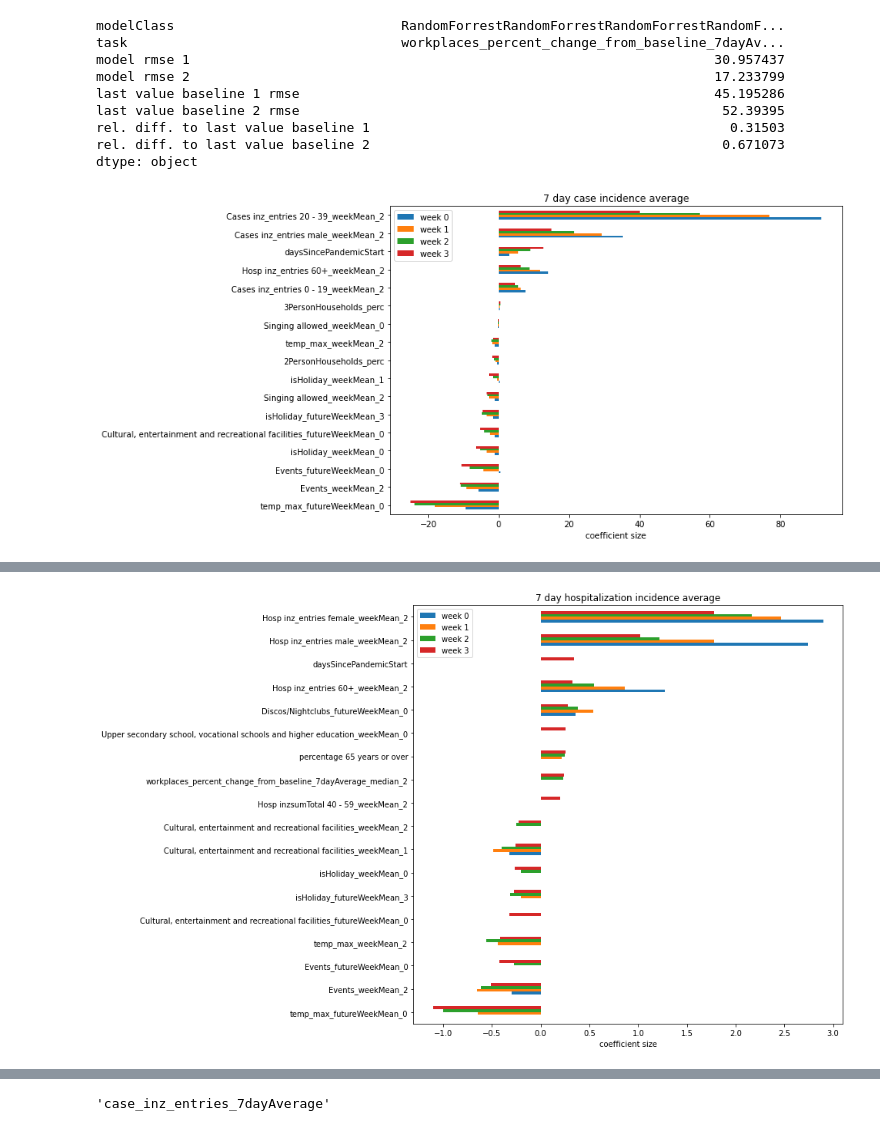
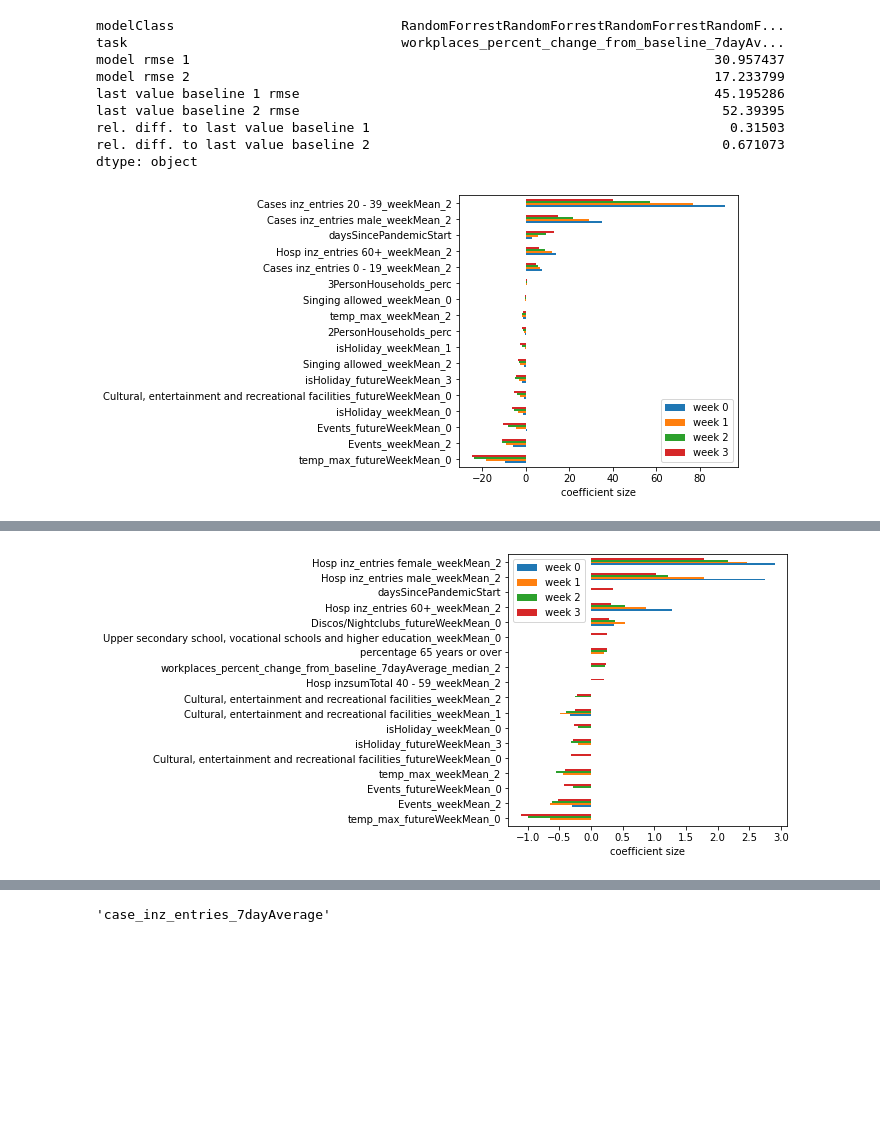
Before and after one commit to ratschlab/projects2021-bsc-thesis-scherer, a Jupyter notebook: DataExplorer.ipynb, the cells around one changed output, grey strips where cells are left out. Drawn from its saved outputs; the diff is of its cells as text; code cells hidden in the pictures; blank space fills up the shorter version.

```diff
--- a/DataExplorer.ipynb
+++ b/DataExplorer.ipynb
@@ -619,12 +619,12 @@ import eli5
 model = load('models/trainedOnTrainingData/139_case_inz_entries_7dayAverage_sklearn.pkl')
 temp = pd.DataFrame(model.coef_.transpose(), columns=['week 0','week 1','week 2','week 3'],index=train_features.columns)
 temp = temp[(temp['week 0'] != 0) | (temp['week 1'] != 0) | (temp['week 2'] != 0) | (temp['week 3'] != 0)].sort_values(['week 3'],ascending=True)
-figure = temp.plot(kind='barh', title='7 day case incidence average',figsize=(10,7))
+figure = temp.plot(kind='barh',figsize=(5,5))
 figure.set_xlabel("coefficient size")
 figure.set_ylabel("")
 plt.show()
 
-#figure.get_figure().savefig('plots/importanceAfterTraining/cases.png', bbox_inches=matplotlib.transforms.Bbox([[-10, -10], [10, 10]]))
+#figure.get_figure().savefig('plots/importanceAfterTraining/cases.png', bbox_inches=matplotlib.transforms.Bbox([[-5, 0], [5, 5]]))
 
 display(eli5.show_weights(model, feature_names=train_features.columns.tolist(), top=(5,5), target_names=['week 1','week 2','week 3','week 4']))
 
@@ -641,11 +641,11 @@ temp['week 2'][temp['week 2'].abs() < threshold] = 0
 temp['week 3'][temp['week 3'].abs() < threshold] = 0
 
 temp = temp[(temp['week 0'] != 0) | (temp['week 1'] != 0) | (temp['week 2'] != 0) | (temp['week 3'] != 0)].sort_values(['week 3'],ascending=True)
-figure = temp.plot(kind='barh', title='7 day hospitalization incidence average',figsize=(10,10))
+figure = temp.plot(kind='barh',figsize=(5,5))
 figure.set_xlabel("coefficient size")
 figure.set_ylabel("")
 plt.show()
-#figure.get_figure().savefig('plots/importanceAfterTraining/hospitalizations.png', bbox_inches=matplotlib.transforms.Bbox([[-10, -10], [10, 10]]))
+#figure.get_figure().savefig('plots/importanceAfterTraining/hospitalizations.png', bbox_inches=matplotlib.transforms.Bbox([[-5, 0], [5, 5]]))
 
 display(eli5.show_weights(model, feature_names=train_features.columns.tolist(), top=(5,5), target_names=['week 1','week 2','week 3','week 4']))
 
@@ -663,11 +663,11 @@ temp['week 2'][temp['week 2'].abs() < threshold] = 0
 temp['week 3'][temp['week 3'].abs() < threshold] = 0
 
 temp = temp[(temp['week 0'] != 0) | (temp['week 1'] != 0) | (temp['week 2'] != 0) | (temp['week 3'] != 0)].sort_values(["week 0"],ascending=True)
-figure = temp.plot(kind='barh', title='7 day death incidence average',figsize=(10,10))
+figure = temp.plot(kind='barh',figsize=(5,8))
 figure.set_xlabel("coefficient size")
 figure.set_ylabel("")
 plt.show()
-#figure.get_figure().savefig('plots/importanceAfterTraining/deaths.png', bbox_inches=matplotlib.transforms.Bbox([[-10, -10], [10, 10]]))
+#figure.get_figure().savefig('plots/importanceAfterTraining/deaths.png', bbox_inches=matplotlib.transforms.Bbox([[-5, 0], [5, 8]]))
 display(eli5.show_weights(model, feature_names=train_features.columns.tolist(), top=(5,5), target_names=['week 1','week 2','week 3','week 4']))
 
 
@@ -678,43 +678,43 @@ display(eli5.show_weights(model, feature_names=train_features.columns.tolist(),
 df = pd.read_csv("featureImportance/fromTrainingData/12483_testPositvity_7dayAverage.csv")
 df = df.set_index("Unnamed: 0")
 df.index.rename('features', inplace=True)
-figure = df[["importances_mean"]].head(20).plot(kind="barh", title='7 day test positivity average',figsize=(10,7))
+figure = df[["importances_mean"]].head(20).plot(kind="barh",figsize=(5,5))
 figure.set_ylabel("")
 figure.set_xlabel("permutation importance")
 plt.show()
-#figure.get_figure().savefig('plots/importanceAfterTraining/testpositivity.png', bbox_inches=matplotlib.transforms.Bbox([[-10, -10], [10, 10]]))
+#figure.get_figure().savefig('plots/importanceAfterTraining/testpositivity.png', bbox_inches=matplotlib.transforms.Bbox([[-5, 0], [5, 5]]))
 
 
 # TRANSIT STATION MOBILITY
 # permutation importance
 df = pd.read_csv("featureImportance/fromTrainingData/18186_transit_stations_percent_change_from_baseline_7dayAverage.csv")
 df = df.set_index("Unnamed: 0")
 df.index.rename('features', inplace=True)
-figure = df[["importances_mean"]].head(20).plot(kind="barh", title='7 day transit station mobility average',figsize=(10,9))
+figure = df[["importances_mean"]].head(20).plot(kind="barh",figsize=(5,5))
 figure.set_ylabel("")
 figure.set_xlabel("permutation importance")
 plt.show()
-#figure.get_figure().savefig('plots/importanceAfterTraining/transitstation.png', bbox_inches=matplotlib.transforms.Bbox([[-10, -10], [10, 10]]))
+#figure.get_figure().savefig('plots/importanceAfterTraining/transitstation.png', bbox_inches=matplotlib.transforms.Bbox([[-5, 0], [5, 5]]))
 
 
 
 
 
 # WORKINGPLACE MOBILITY
 model = load('models/trainedOnTrainingData/327_workplaces_percent_change_from_baseline_7dayAverage_sklearn.pkl')
 temp = pd.DataFrame(model.feature_importances_, index=train_features.columns, columns=['feature importance'])
 temp.index.names = ['features']
 temp = temp.sort_values(['feature importance'], ascending = False).head(20)
-figure = temp.plot(kind='barh', title='7 day working mobility average',figsize=(10,7))
+figure = temp.plot(kind='barh',figsize=(5,5))
 figure.set_xlabel("feature importance")
 figure.set_ylabel("")
 plt.show()
-#figure.get_figure().savefig('plots/importanceAfterTraining/workingplace.png', bbox_inches=matplotlib.transforms.Bbox([[-10, -10], [10, 10]]))
+#figure.get_figure().savefig('plots/importanceAfterTraining/workingplace.png', bbox_inches=matplotlib.transforms.Bbox([[-5, 0], [5, 5]]))
 display(eli5.show_weights(model, feature_names=train_features.columns.tolist(), target_names=['week 1','week 2','week 3','week 4']))
 # %% [output]
-[figure, old version]
+[figure, new version]
 | week 1 top features | week 2 top features | week 3 top features | week 4 top features |
 | Weight? Feature +91.806 Cases inz... | Weight? Feature +76.975 Cases inz... | Weight? Feature +57.067 Cases inz... | Weight? Feature +42.504 <BIAS> +4... |
-[figure, old version]
+[figure, new version]
 | week 1 top features | week 2 top features | week 3 top features | week 4 top features |
 | Weight? Feature +2.900 Hosp inz_e... | Weight? Feature +2.466 Hosp inz_e... | Weight? Feature +2.168 Hosp inz_e... | Weight? Feature +1.778 Hosp inz_e... |
```
Also changed, not shown: parts of 2 cells of this notebook, 15 other files.
